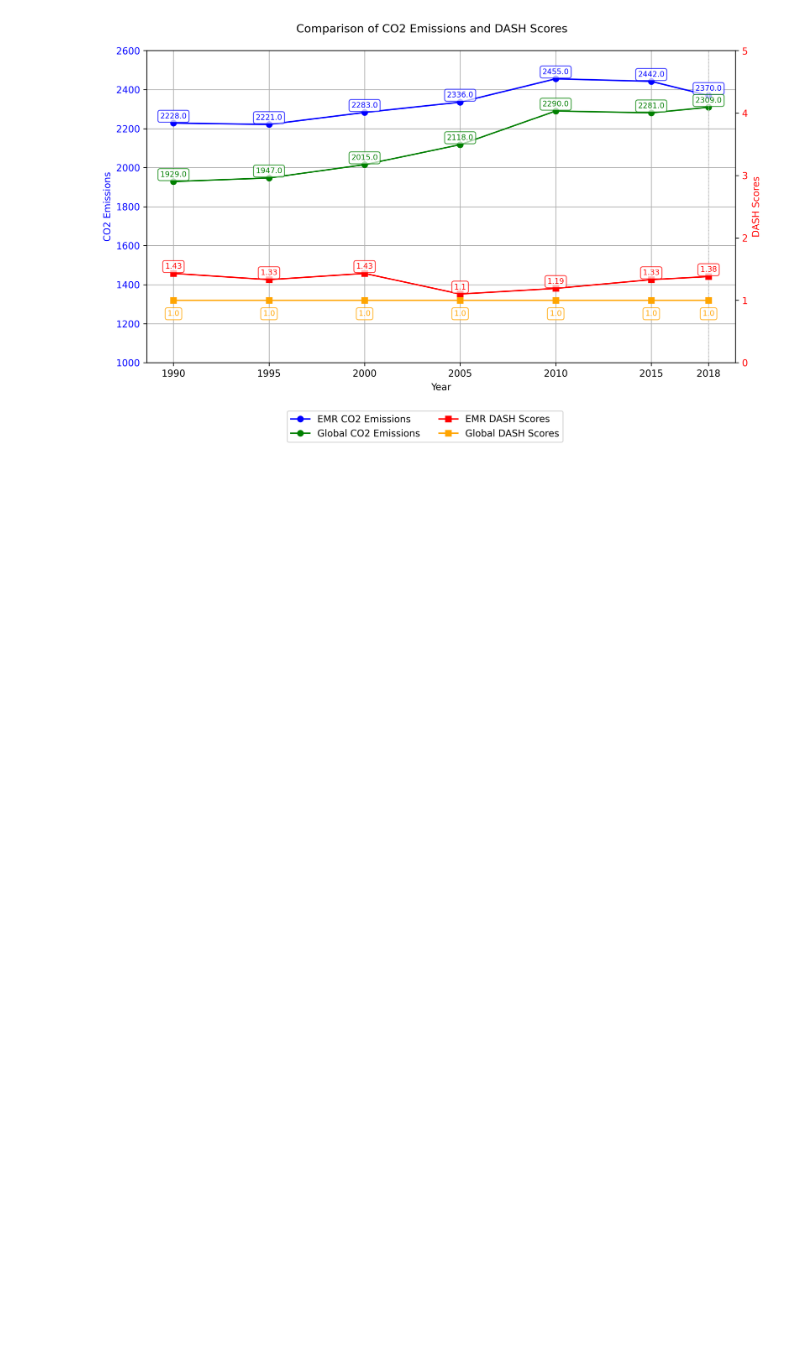
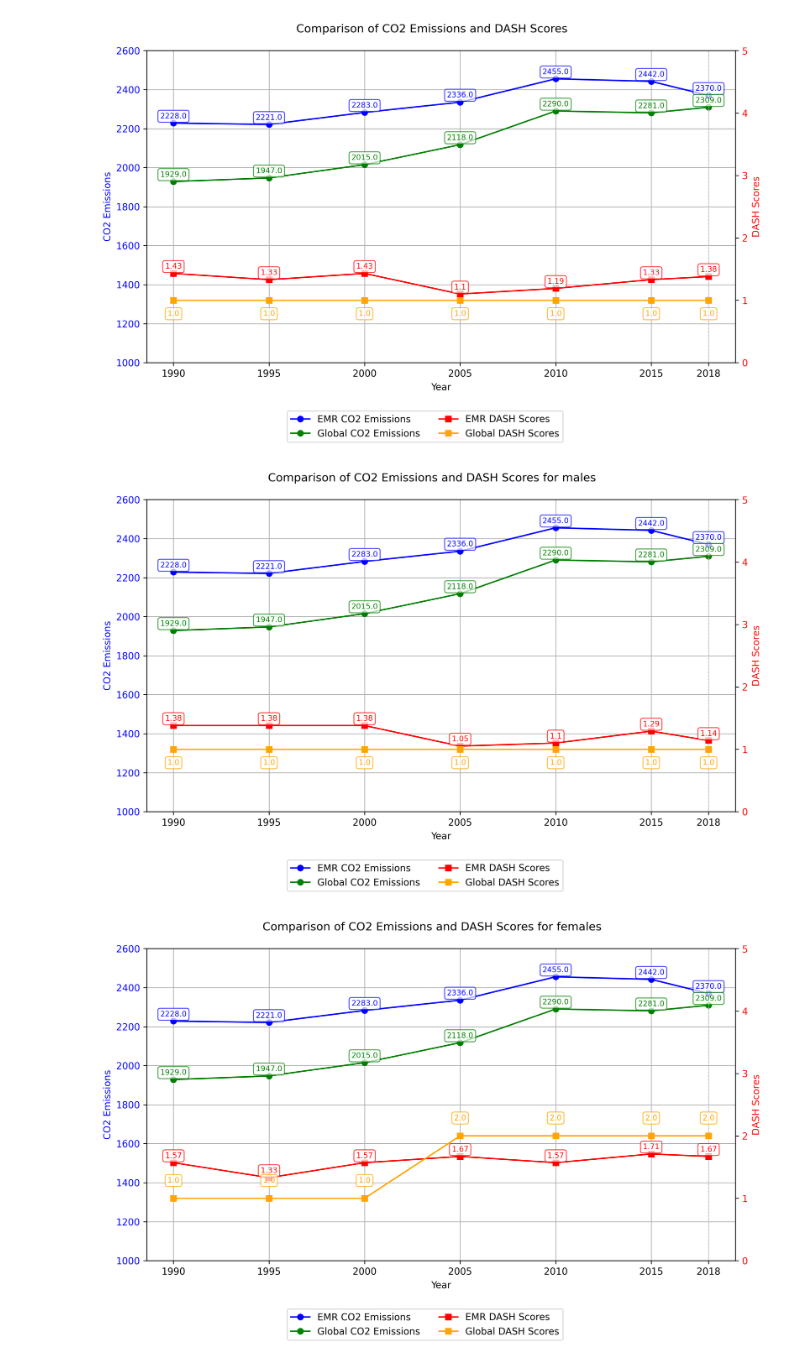
Before and after one commit to iMaatin/climate_change, a Jupyter notebook: vis.ipynb, the cells around one changed output. Drawn from its saved outputs; the diff is of its cells as text; code cells hidden in the pictures; blank space fills up the shorter version.

Commit message:
dash for males and females

```diff
--- a/vis.ipynb
+++ b/vis.ipynb
@@ -101,7 +101,7 @@ import seaborn as sns
 # emr_all_co2 = all_co2.groupby('year').agg({'emissions': 'mean'}).reset_index().round(2)[:7]
 # global_all_co2 = global_co2[:7]
 import os
-def make_plots(emr_co2, global_co2, emr_diet, global_diet, name:str, gender:str='all'):
+def dash_plots(emr_co2, global_co2, emr_diet, global_diet, name:str, gender:str='all'):
 
     emr_all_co2 = emr_co2.groupby('year').agg({'emissions': 'mean'}).reset_index().round(2)[:7]
     global_all_co2 = global_co2[:7]
@@ -154,11 +154,18 @@ def make_plots(emr_co2, global_co2, emr_diet, global_diet, name:str, gender:str=
                     bbox=dict(boxstyle="round,pad=0.3", edgecolor='red', facecolor='white', alpha=0.7))
 
     for i, row in global_diet_ready.iterrows():
-        ax2.annotate(f"{row['score']}",
-                    (row['year'], row['score'] - 0.1),  # Adjust position to be slightly below the line
-                    textcoords="offset points", xytext=(0, -10), ha='center',
-                    fontsize=8, color='orange',
-                    bbox=dict(boxstyle="round,pad=0.3", edgecolor='orange', facecolor='white', alpha=0.7))
+        if gender == 'females':
+            ax2.annotate(f"{row['score']}",
+                        (row['year'], row['score'] + 0.1),  # Adjust position to be slightly above the line
+                        textcoords="offset points", xytext=(0, 10), ha='center',
+                        fontsize=8, color='orange',
+                        bbox=dict(boxstyle="round,pad=0.3", edgecolor='orange', facecolor='white', alpha=0.7))
+        else:
+            ax2.annotate(f"{row['score']}",
+                        (row['year'], row['score'] - 0.1),  # Adjust position to be slightly below the line
+                        textcoords="offset points", xytext=(0, -10), ha='center',
+                        fontsize=8, color='orange',
+                        bbox=dict(boxstyle="round,pad=0.3", edgecolor='orange', facecolor='white', alpha=0.7))
     if gender != 'all':
         fig.suptitle(f'Comparison of CO2 Emissions and {name} Scores for {gender}')
     else:
@@ -180,2 +187,14 @@ make_plots(emr_co2, global_co2, dash_emr, dash_global, 'DASH', 'all')
 # %% [output]
 [figure]
+# %%
+em_dash_male = pd.read_csv(r'diet_calc\scores\dash_dixon\total_males.csv')
+gl_dash_male = pd.read_csv(r'diet_calc\scores\dash_dixon\global\total_males.csv')
+
+em_dash_female = pd.read_csv(r'diet_calc\scores\dash_dixon\total_females.csv')
+gl_dash_female = pd.read_csv(r'diet_calc\scores\dash_dixon\global\total_females.csv')
+
+dash_plots(emr_co2, global_co2, em_dash_male, gl_dash_male, 'DASH', 'males')
+dash_plots(emr_co2, global_co2, em_dash_female, gl_dash_female, 'DASH', 'females')
+# %% [output]
+[figure, added]
+[figure, added]
```
Also changed, not shown: parts of 2 cells of this notebook, 2 other files.
